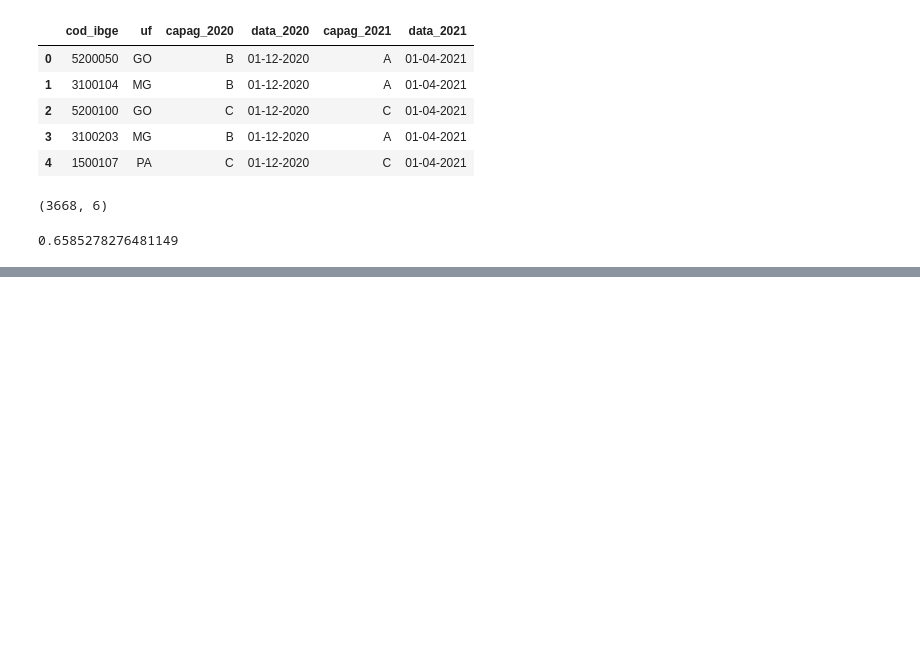
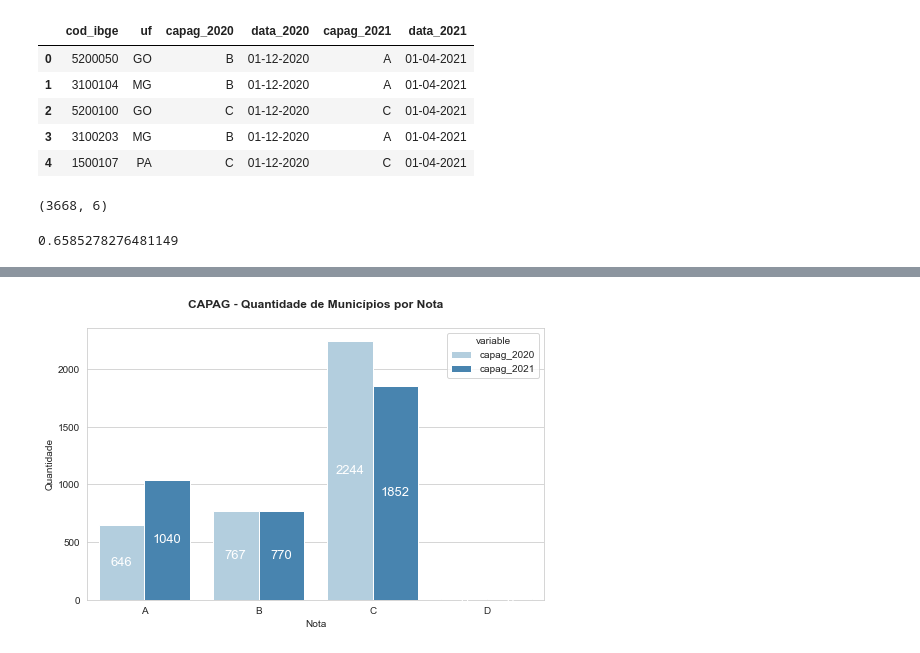
Before and after one commit to daianeklein/cursos-bootcamps, a Jupyter notebook: Mackenzie/TAC/CAPAG.ipynb, the cells around one changed output, grey strips where cells are left out. Drawn from its saved outputs; the diff is of its cells as text; code cells hidden in the pictures; blank space fills up the shorter version.

```diff
--- a/Mackenzie/TAC/CAPAG.ipynb
+++ b/Mackenzie/TAC/CAPAG.ipynb
@@ -51,0 +97,20 @@ capag.shape
+# %%
+def plotar_grafico():
+    sns.set_style("whitegrid")
+
+    aux = capag[['cod_ibge', 'capag_2020', 'capag_2021']]
+    aux = pd.melt(aux, id_vars = 'cod_ibge')
+    aux = aux.groupby(['variable', 'value'], as_index = False).count()
+
+    plt.figure(figsize = (18, 5))
+    plt.subplot(1, 2, 1)
+    ax = sns.barplot(data = aux, x = 'value', y = 'cod_ibge',hue = 'variable', palette = 'Blues');
+    plt.title('CAPAG - Quantidade de Municípios por Nota', fontsize = 12, weight = 'semibold', pad = 20);
+    plt.bar_label(ax.containers[0], label_type='center', color = 'white', fontsize = 13,  fmt='%.0f');
+    plt.bar_label(ax.containers[1], label_type='center', color = 'white', fontsize = 13,  fmt='%.0f');
+    plt.ylabel('Quantidade');
+    plt.xlabel('Nota');
+
+plotar_grafico()
+# %% [output]
+[figure, added]
```
Also changed, not shown: parts of 5 cells of this notebook.
